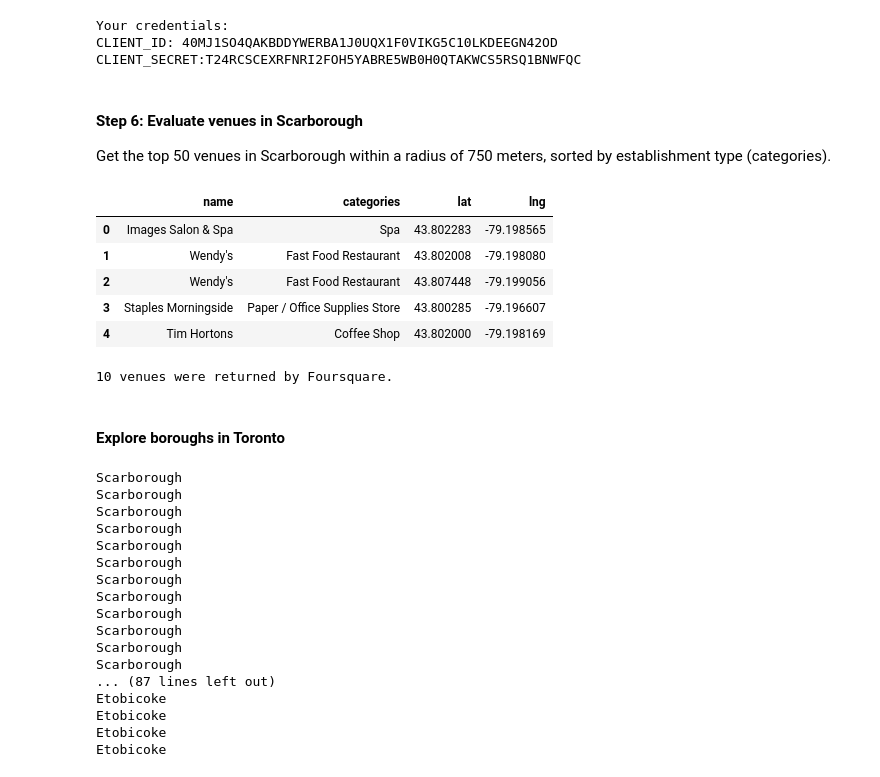
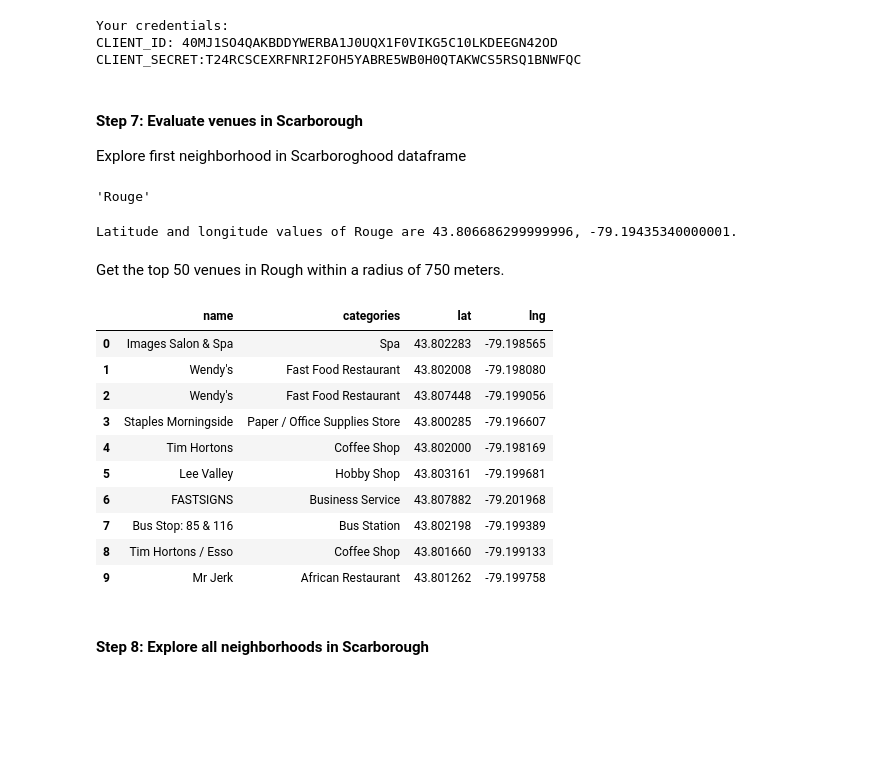
Before and after one commit to mojalica/Toronto-Neighborhoods, a Jupyter notebook: Toronto-Neighborhood-Clustering-3.ipynb, the cells around one changed output. Cells and saved outputs as stored; diff of their text form; code cells hidden in the pictures; blank space fills up the shorter version.

```diff
--- a/Toronto-Neighborhood-Clustering-3.ipynb
+++ b/Toronto-Neighborhood-Clustering-3.ipynb
@@ -72,7 +73,7 @@ Directions: Use the Geocoder package or the .csv file found at http://cocl.us/Ge
 df_lat_long=pd.read_csv('http://cocl.us/Geospatial_data')
 
 #Merge Toronto's Neighborhood dataframe with Lat-Long dataframe.
-df_all = pd.merge(df_neigh, df_lat_long)
+df_all = pd.merge(df, df_lat_long)
 df_all.head()
 # %% [output]
 |  | Postal Code | Borough | Neighborhood | Latitude | Longitude |
@@ -217,30 +223,38 @@ print('CLIENT_SECRET:' + CLIENT_SECRET)
 Your credentials:
 CLIENT_ID: 40MJ1SO4QAKBDDYWERBA1J0UQX1F0VIKG5C10LKDEEGN42OD
 CLIENT_SECRET:T24RCSCEXRFNRI2FOH5YABRE5WB0H0QTAKWCS5RSQ1BNWFQC
+# %% [markdown]
+#### Step 7: Evaluate venues in Scarborough
+Explore first neighborhood in Scarboroghood dataframe
+# %%
+scarborough_data.loc[0, 'Neighborhood']
+# %% [output]
+'Rouge'
+# %%
+#Define borough
+scarborough_data.loc[0, 'Neighborhood']
+
+neighborhood_latitude = scarborough_data.loc[0, 'Latitude'] # neighborhood latitude value
+neighborhood_longitude = scarborough_data.loc[0, 'Longitude'] # neighborhood longitude value
+
+neighborhood_name = scarborough_data.loc[0, 'Neighborhood'] # neighborhood name
+
+print('Latitude and longitude values of {} are {}, {}.'.format(neighborhood_name,
+                                                               neighborhood_latitude,
+                                                               neighborhood_longitude))
+# %% [output]
+Latitude and longitude values of Rouge are 43.806686299999996, -79.19435340000001.
 # %% [markdown]
-#### Step 6: Evaluate venues in Scarborough
-Get the top 50 venues in Scarborough within a radius of 750 meters, sorted by establishment type (categories).
+Get the top 50 venues in Rough within a radius of 750 meters.
 # %%
-#Define borough
-df_all.loc[0, 'Borough']
-
-borough_latitude = df_all.loc[0, 'Latitude'] # borough latitude value
-borough_longitude = df_all.loc[0, 'Longitude'] # borough longitude value
-
-borough_name = df_all.loc[0, 'Borough'] # borough name
-
-#print('Latitude and longitude values of {} are {}, {}.'.format(borough_name,
-                                                              # borough_latitude,
-                                                              # borough_longitude))
-
 LIMIT = 50
 radius = 750
 url = 'https://api.foursquare.com/v2/venues/explore?&client_id={}&client_secret={}&v={}&ll={},{}&radius={}&limit={}'.format(
     CLIENT_ID,
     CLIENT_SECRET,
     VERSION,
-    borough_latitude,
-    borough_longitude,
+    neighborhood_latitude,
+    neighborhood_longitude,
     radius,
     LIMIT)
 #url
@@ -253,38 +267,39 @@ def get_category_type(row):
         categories_list = row['categories']
     except:
         categories_list = row['venue.categories']
 
     if len(categories_list) == 0:
         return None
     else:
         return categories_list[0]['name']
 
 venues = results['response']['groups'][0]['items']
 
 nearby_venues = json_normalize(venues) # flatten JSON
 
 # filter columns
 filtered_columns = ['venue.name', 'venue.categories', 'venue.location.lat', 'venue.location.lng']
 nearby_venues =nearby_venues.loc[:, filtered_columns]
 
 # filter the category for each row
 nearby_venues['venue.categories'] = nearby_venues.apply(get_category_type, axis=1)
 
 # clean columns
 nearby_venues.columns = [col.split(".")[-1] for col in nearby_venues.columns]
 
-nearby_venues.head()
+nearby_venues
 # %% [output]
 |  | name | categories | lat | lng |
 | 0 | Images Salon & Spa | Spa | 43.802283 | -79.198565 |
 | 1 | Wendy's | Fast Food Restaurant | 43.802008 | -79.198080 |
 | 2 | Wendy's | Fast Food Restaurant | 43.807448 | -79.199056 |
 | 3 | Staples Morningside | Paper / Office Supplies Store | 43.800285 | -79.196607 |
 | 4 | Tim Hortons | Coffee Shop | 43.802000 | -79.198169 |
+| 5 | Lee Valley | Hobby Shop | 43.803161 | -79.199681 |
+| 6 | FASTSIGNS | Business Service | 43.807882 | -79.201968 |
+| 7 | Bus Stop: 85 & 116 | Bus Station | 43.802198 | -79.199389 |
+| 8 | Tim Hortons / Esso | Coffee Shop | 43.801660 | -79.199133 |
+| 9 | Mr Jerk | African Restaurant | 43.801262 | -79.199758 |
-# %%
-print('{} venues were returned by Foursquare.'.format(nearby_venues.shape[0]))
-# %% [output]
-10 venues were returned by Foursquare.
 # %% [markdown]
-#### Explore boroughs in Toronto
+#### Step 8: Explore all neighborhoods in Scarborough
 # %%
@@ -328,26 +343,3 @@ def getNearbyVenues(names, latitudes, longitudes, radius=750):
                   'Venue Category']
 
     return(nearby_venues)
-# %%
-toronto_venues = getNearbyVenues(names=df_all['Borough'],
-                                   latitudes=df_all['Latitude'],
-                                   longitudes=df_all['Longitude']
-                                  )
-# %% [output]
-Scarborough
-Scarborough
-Scarborough
-Scarborough
-Scarborough
-Scarborough
-Scarborough
-Scarborough
-Scarborough
-Scarborough
-Scarborough
-Scarborough
-... (87 lines left out)
-Etobicoke
-Etobicoke
-Etobicoke
-Etobicoke
```
Also changed, not shown: parts of 31 cells of this notebook.
